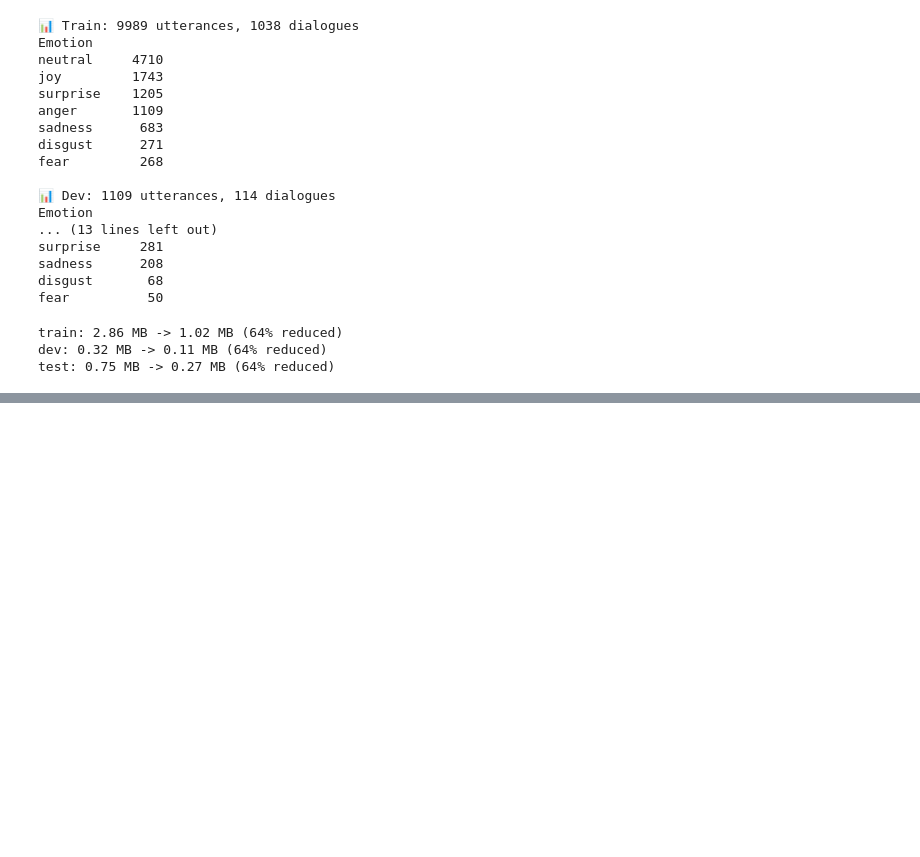
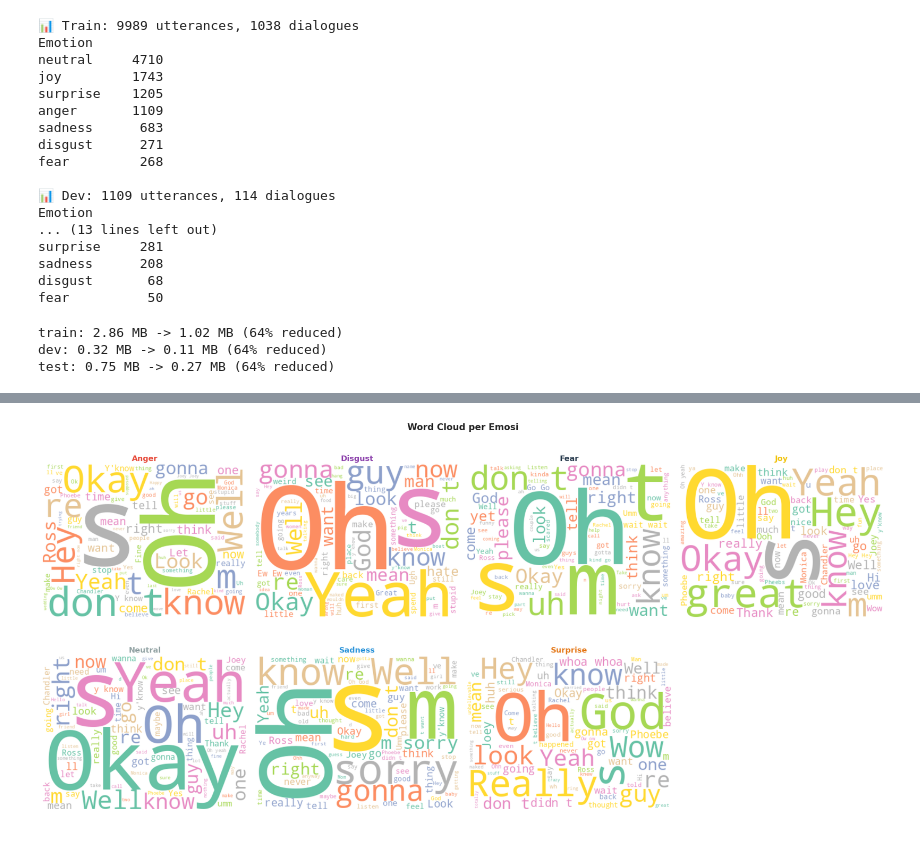
Before and after one commit to Dapbyte/satria-data-kaggle, a Jupyter notebook: satria-data-try.ipynb, the cells around one changed output, grey strips where cells are left out. Drawn from its saved outputs; the diff is of its cells as text; code cells hidden in the pictures; blank space fills up the shorter version.

```diff
--- a/satria-data-try.ipynb
+++ b/satria-data-try.ipynb
@@ -286,0 +320,18 @@ test: 0.75 MB -> 0.27 MB (64% reduced)
+# %%
+# === 3.3 Word Cloud per Emosi ===
+fig, axes = plt.subplots(2, 4, figsize=(20, 10))
+axes = axes.flatten()
+for i, emotion in enumerate(EMOTION_LABELS):
+    text = ' '.join(df_train[df_train['Emotion'] == emotion]['Utterance'].astype(str))
+    wc = WordCloud(width=400, height=300, background_color='white',
+                   colormap='Set2', max_words=80).generate(text)
+    axes[i].imshow(wc, interpolation='bilinear')
+    axes[i].set_title(emotion.capitalize(), fontsize=13, fontweight='bold',
+                      color=EMOTION_COLORS[emotion])
+    axes[i].axis('off')
+axes[-1].axis('off')
+plt.suptitle('Word Cloud per Emosi', fontsize=15, fontweight='bold')
+plt.tight_layout()
+plt.show()
+# %% [output]
+[figure, added]
```
Also changed, not shown: parts of 55 cells of this notebook.
